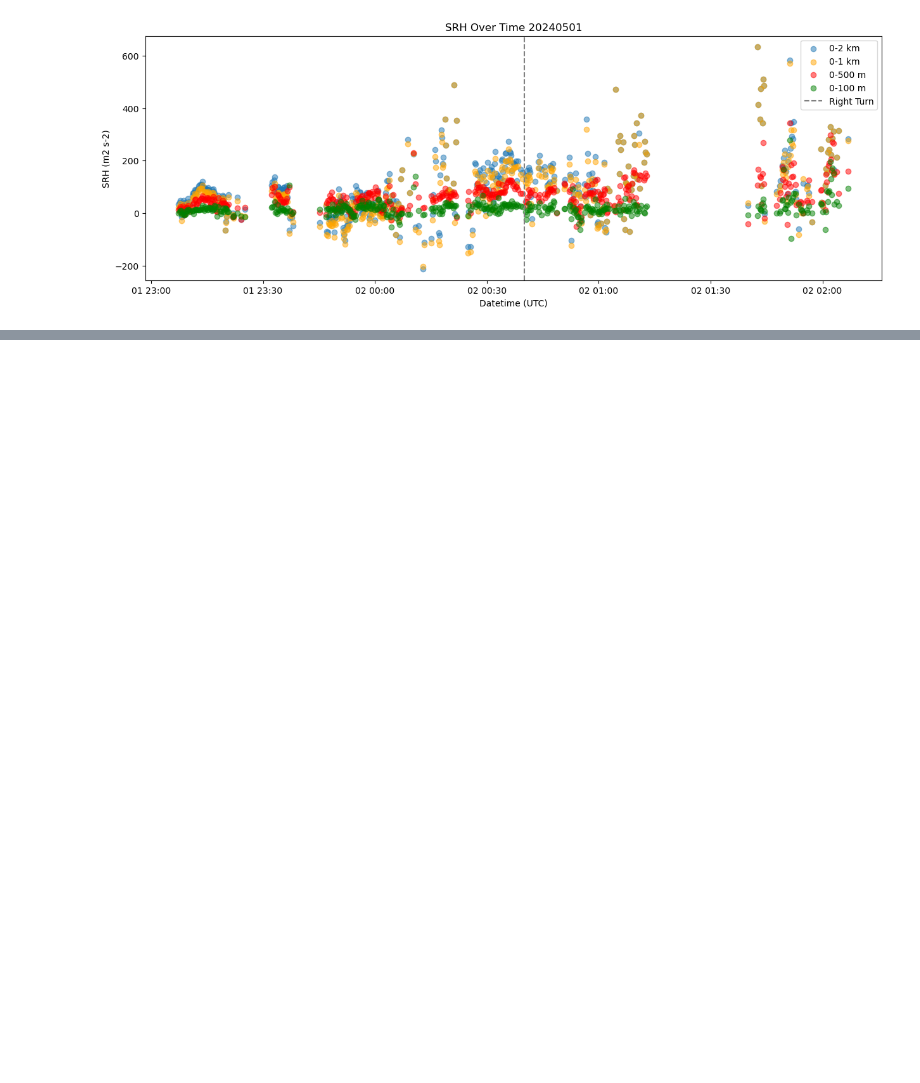
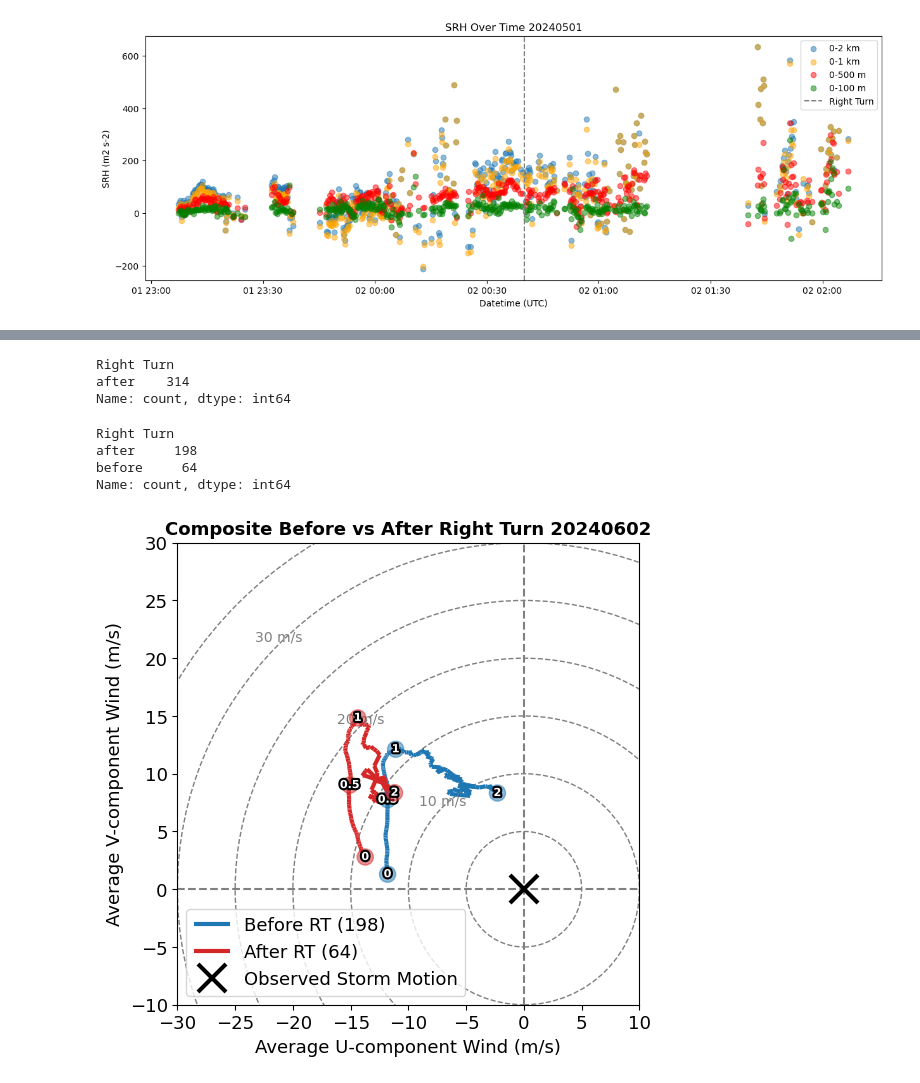
Before and after one commit to JuliaBuhrman/research2024, a Jupyter notebook: rightturn_casecheck.ipynb, the cells around one changed output, grey strips where cells are left out. Cells and saved outputs as stored; diff of their text form; code cells hidden in the pictures; blank space fills up the shorter version.

```diff
--- a/rightturn_casecheck.ipynb
+++ b/rightturn_casecheck.ipynb
@@ -805,0 +839,18 @@ plot_stuff(test_case3, '20240501')
+# %%
+test_case6 = right_turn_time('20240427', '2024-04-27 19:30:00')
+test_case6['Right Turn'].value_counts()
+# %% [output]
+Right Turn
+after    314
+Name: count, dtype: int64
+# %%
+test_case7 = right_turn_time('20240602', '2024-06-03 00:40:00')
+test_case7['Right Turn'].value_counts()
+# %% [output]
+Right Turn
+after     198
+before     64
+Name: count, dtype: int64
+# %%
+bef_u, bef_v, af_u, af_v = before_after_uv_avg(test_case7)
+case7_srh2k, case7_srh1k, case7_srh5, case7_srh1 = calc_srh_for_heights(test_case7)
@@ -805,0 +859,9 @@ plot_stuff(test_case3, '20240501')
+# %%
+d = '20240602'
+heights = np.arange(50, 2010, 10)
+
+hodo_plot([bef_u, af_u], [bef_v, af_v], heights, 25, f'Composite Before vs After Right Turn {d}', ['tab:blue', 'tab:red'], [f'Before RT ({test_case7['Right Turn'].value_counts()[0]})',
+                                                                                                                            f'After RT ({test_case7['Right Turn'].value_counts()[1]})'],
+          10, 30, 'lower left', 6,6)
+# %% [output]
+[figure, added]
```
Also changed, not shown: parts of 30 cells of this notebook.
